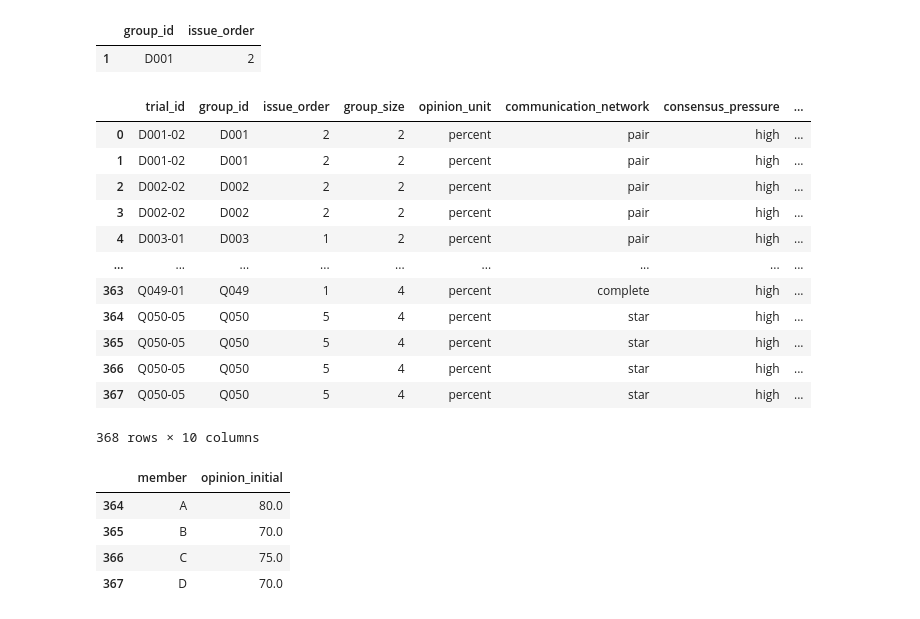
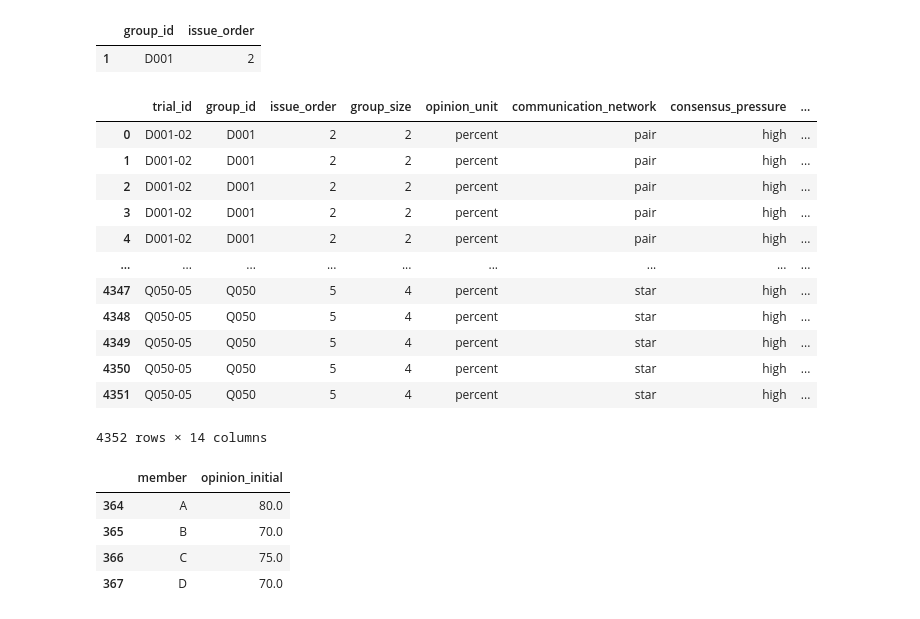
Before and after one commit to Hanifemam/social_influence_network_theory, a Jupyter notebook: standard_model.ipynb, the cells around one changed output. Saved outputs shown, nothing was run; the diff lists cells and outputs as text; code cells hidden in the pictures.

Commit message:
influence and opinion merged and graph drawn

```diff
--- a/standard_model.ipynb
+++ b/standard_model.ipynb
@@ -5,7 +5,8 @@ import pandas as pd
 from matplotlib import pyplot as plt
 # %%
 data_groups = pd.read_csv("./data/trials.csv")
-df_opinion = pd.read_csv("./data/opinions.csv")
+data_opinion = pd.read_csv("./data/opinions.csv")
+data_influence = pd.read_csv("./data/influence_chips.csv")
 # %%
 df_surgery = data_groups[data_groups["issue"] == "surgery"].drop(columns="issue")
 df_surgery.head()
@@ -22,20 +33,21 @@ df_surgery[df_surgery["group_id"] == "D001"][["group_id", "issue_order"]]
 |  | group_id | issue_order |
 | 1 | D001 | 2 |
 # %%
-df = df_surgery.merge(df_opinion, on="trial_id", how="left")
+df = df_surgery.merge(data_opinion, on="trial_id", how="left")
+df = df.merge(data_influence, on="trial_id", how="left")
 df
 # %% [output]
 |  | trial_id | group_id | issue_order | group_size | opinion_unit | communication_network | consensus_pressure | ... |
 | 0 | D001-02 | D001 | 2 | 2 | percent | pair | high | ... |
 | 1 | D001-02 | D001 | 2 | 2 | percent | pair | high | ... |
-| 2 | D002-02 | D002 | 2 | 2 | percent | pair | high | ... |
-| 3 | D002-02 | D002 | 2 | 2 | percent | pair | high | ... |
-| 4 | D003-01 | D003 | 1 | 2 | percent | pair | high | ... |
+| 2 | D001-02 | D001 | 2 | 2 | percent | pair | high | ... |
+| 3 | D001-02 | D001 | 2 | 2 | percent | pair | high | ... |
+| 4 | D001-02 | D001 | 2 | 2 | percent | pair | high | ... |
 | ... | ... | ... | ... | ... | ... | ... | ... | ... |
-| 363 | Q049-01 | Q049 | 1 | 4 | percent | complete | high | ... |
-| 364 | Q050-05 | Q050 | 5 | 4 | percent | star | high | ... |
-| 365 | Q050-05 | Q050 | 5 | 4 | percent | star | high | ... |
-| 366 | Q050-05 | Q050 | 5 | 4 | percent | star | high | ... |
-| 367 | Q050-05 | Q050 | 5 | 4 | percent | star | high | ... |
+| 4347 | Q050-05 | Q050 | 5 | 4 | percent | star | high | ... |
+| 4348 | Q050-05 | Q050 | 5 | 4 | percent | star | high | ... |
+| 4349 | Q050-05 | Q050 | 5 | 4 | percent | star | high | ... |
+| 4350 | Q050-05 | Q050 | 5 | 4 | percent | star | high | ... |
+| 4351 | Q050-05 | Q050 | 5 | 4 | percent | star | high | ... |
-368 rows × 10 columns
+4352 rows × 14 columns
 # %%
```
Also changed, not shown: parts of 5 cells of this notebook.
